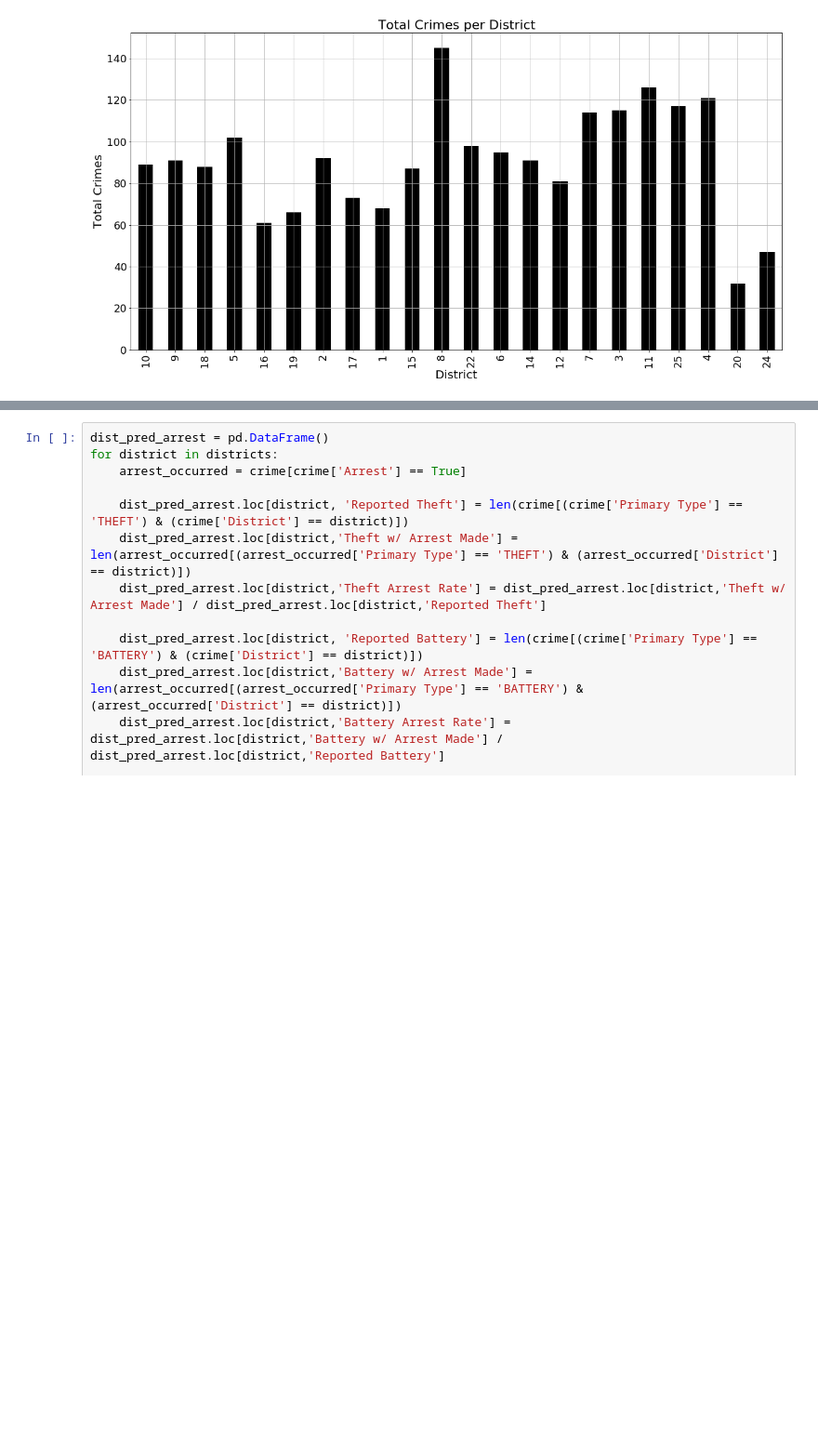
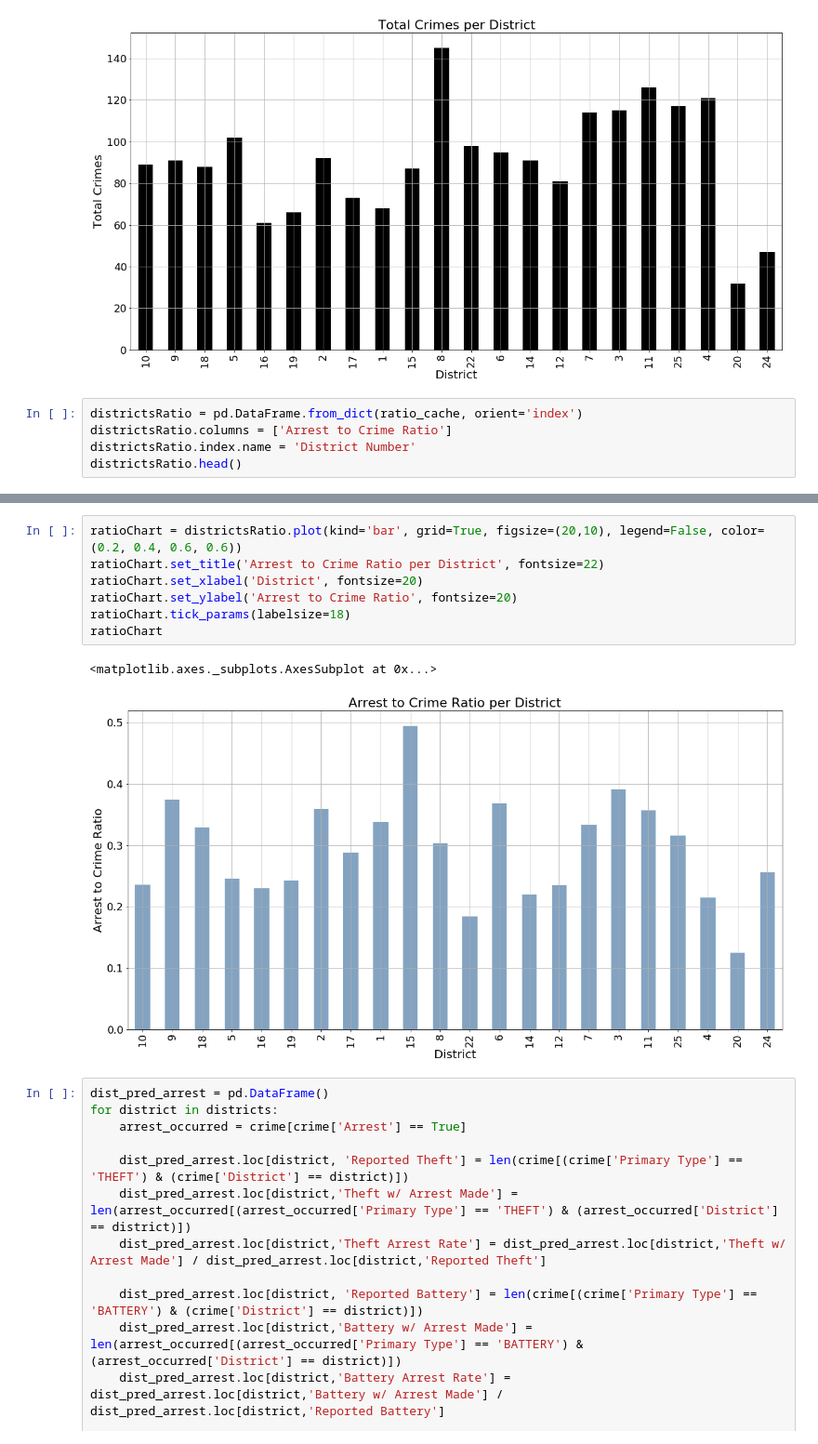
Before and after one commit to JamesMcDougallJr/Projects, a Jupyter notebook: AlvinFinalProject.ipynb, the cells around one changed output, grey strips where cells are left out. Shown at 93% size. Drawn from its saved outputs; the diff is of its cells as text; blank space fills up the shorter version.

```diff
--- a/AlvinFinalProject.ipynb
+++ b/AlvinFinalProject.ipynb
@@ -182,3 +189,8 @@ DTCchart
 # %% [output]
 <matplotlib.axes._subplots.AxesSubplot at 0x...>
 [figure]
+# %%
+districtsRatio = pd.DataFrame.from_dict(ratio_cache, orient='index')
+districtsRatio.columns = ['Arrest to Crime Ratio']
+districtsRatio.index.name = 'District Number'
+districtsRatio.head()
@@ -185,3 +205,13 @@ DTCchart
+# %%
+ratioChart = districtsRatio.plot(kind='bar', grid=True, figsize=(20,10), legend=False, color=(0.2, 0.4, 0.6, 0.6))
+ratioChart.set_title('Arrest to Crime Ratio per District', fontsize=22)
+ratioChart.set_xlabel('District', fontsize=20)
+ratioChart.set_ylabel('Arrest to Crime Ratio', fontsize=20)
+ratioChart.tick_params(labelsize=18)
+ratioChart
+# %% [output]
+<matplotlib.axes._subplots.AxesSubplot at 0x...>
+[figure, added]
 # %%
 dist_pred_arrest = pd.DataFrame()
 for district in districts:
```
Also changed, not shown: parts of 6 cells of this notebook, 1 other file.
